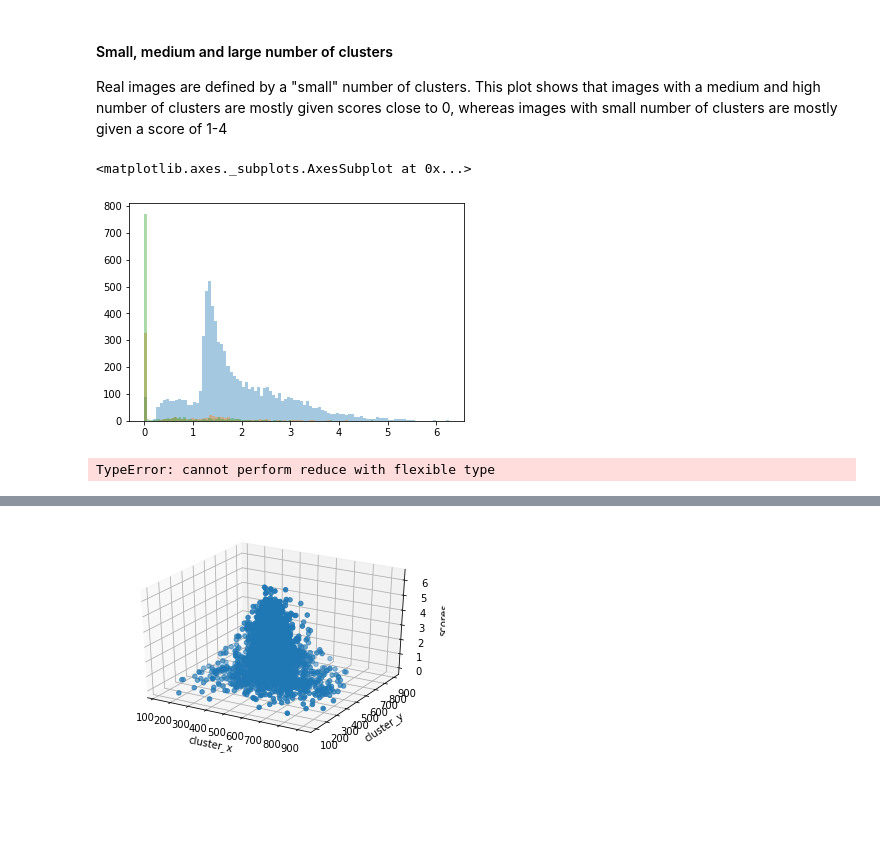
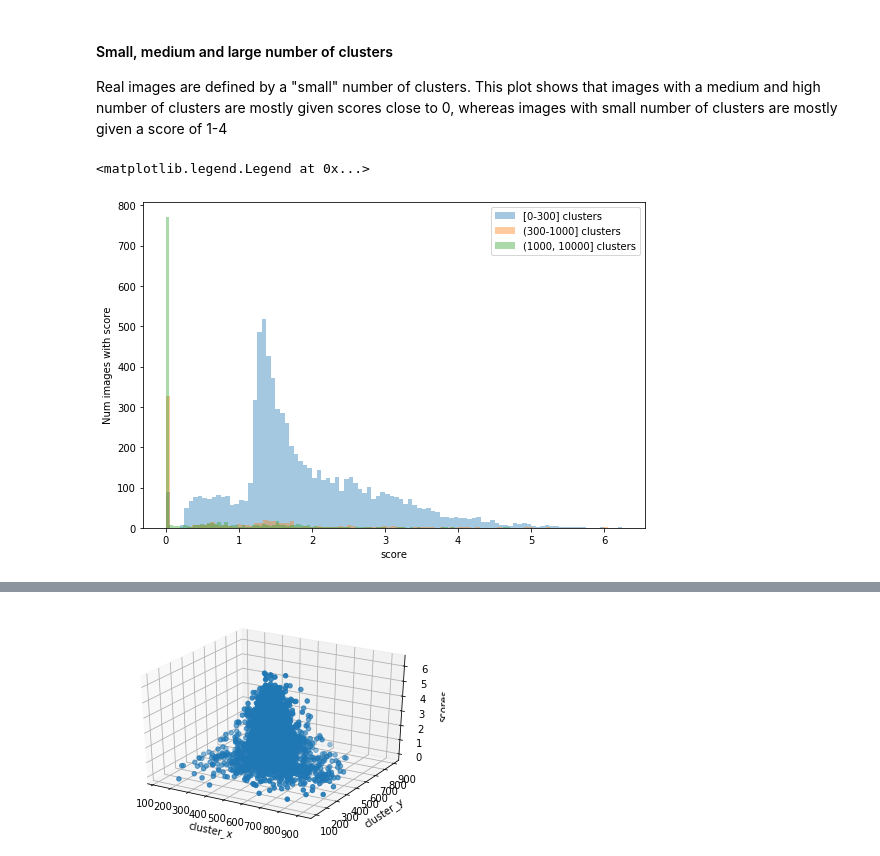
Before and after one commit to Simeonedef/Galaxy-Image-Gen, a Jupyter notebook: Notebooks/feature_selection.ipynb, the cells around one changed output, grey strips where cells are left out. Cells and saved outputs as stored; diff of their text form; code cells hidden in the pictures; blank space fills up the shorter version.

```diff
--- a/Notebooks/feature_selection.ipynb
+++ b/Notebooks/feature_selection.ipynb
@@ -87,23 +87,12 @@ low_cluster_num_df.shape[0], medium_cluster_num_df.shape[0], high_cluster_num_df
 Real images are defined by a "small" number of clusters. This plot shows that images with a medium and high number of clusters are mostly given scores close to 0, whereas images with small number of clusters are mostly given a score of 1-4
 # %%
 fig, ax1 = plt.subplots(1, 1)
-sns.distplot(low_cluster_num_df.score.values, bins=100, hist=True, kde=False, rug=False, ax=ax1, label='[0-300] clusters')
-sns.distplot(medium_cluster_num_df.score.values, bins=100, hist=True, kde=False, rug=False, ax=ax1, label='(300-1000] clusters')
-sns.distplot(high_cluster_num_df.score.values, bins=100, hist=True, kde=False, rug=False, ax=ax1, label='(1000, 10000] clusters')
+ax1.figure.set_size_inches(9, 6)
+ax1.set_ylabel("Num images with score")
+sns.distplot(low_cluster_num_df.score, bins=100, hist=True, kde=False, rug=False, ax=ax1, label='[0-300] clusters')
+sns.distplot(medium_cluster_num_df.score, bins=100, hist=True, kde=False, rug=False, ax=ax1, label='(300-1000] clusters')
+sns.distplot(high_cluster_num_df.score, bins=100, hist=True, kde=False, rug=False, ax=ax1, label='(1000, 10000] clusters')
+plt.legend()
 # %% [output]
-<matplotlib.axes._subplots.AxesSubplot at 0x...>
+<matplotlib.legend.Legend at 0x...>
-[figure, old version]
+[figure, new version]
-# %%
-cluster_sizes_avg = np.empty((9600))
-cluster_peak_intensities_avg = np.empty((9600))
-cluster_num_intensities_avg = np.empty((9600))
-
-for i in tqdm(range(len(df.index))):
-    c_s = df.iloc[i,3]
-    c_p_i = df.iloc[i,4]
-    c_n_i = df.iloc[i,5]
-    cluster_sizes_avg[i] = np.average(np.array(c_s))
-    cluster_peak_intensities_avg[i] = np.average(np.array(c_p_i))
-    cluster_num_intensities_avg[i] = np.average(np.array(c_n_i))
-# %% [output]
-TypeError: cannot perform reduce with flexible type
```
Also changed, not shown: parts of 24 cells of this notebook, 3 other files.
